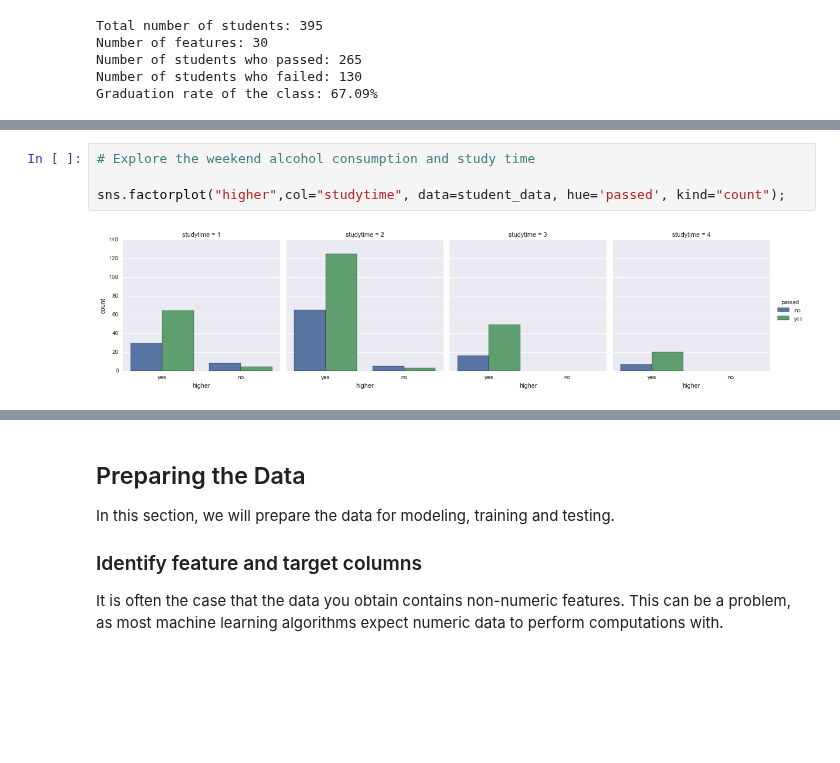
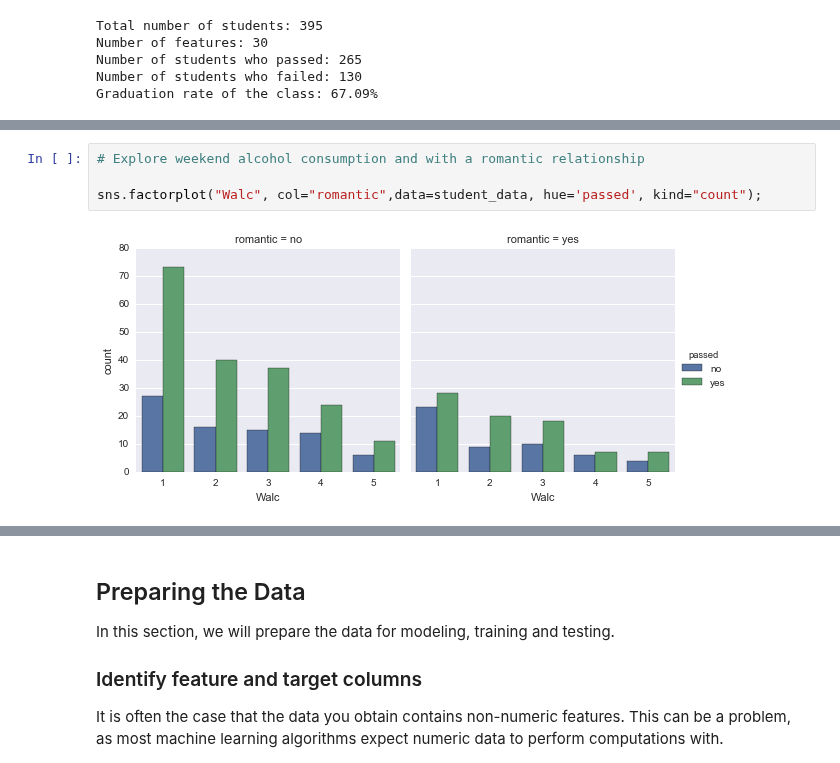
Before and after one commit to jhli973/machine-learning, a Jupyter notebook: projects/student_intervention/student_intervention.ipynb, the cells around one changed output, grey strips where cells are left out. Cells and saved outputs as stored; diff of their text form; blank space fills up the shorter version.

Commit message:
revised student_intervention

```diff
--- a/projects/student_intervention/student_intervention.ipynb
+++ b/projects/student_intervention/student_intervention.ipynb
@@ -113,6 +120,6 @@ sns.factorplot("failures", col="paid", data=student_data, hue='passed', kind="co
 # %%
-# Explore the weekend alcohol consumption and study time
+# Explore weekend alcohol consumption and with a romantic relationship
 
-sns.factorplot("higher",col="studytime", data=student_data, hue='passed', kind="count");
+sns.factorplot("Walc", col="romantic",data=student_data, hue='passed', kind="count");
 # %% [output]
-[figure, old version]
+[figure, new version]
```
Also changed, not shown: parts of 6 cells of this notebook.
